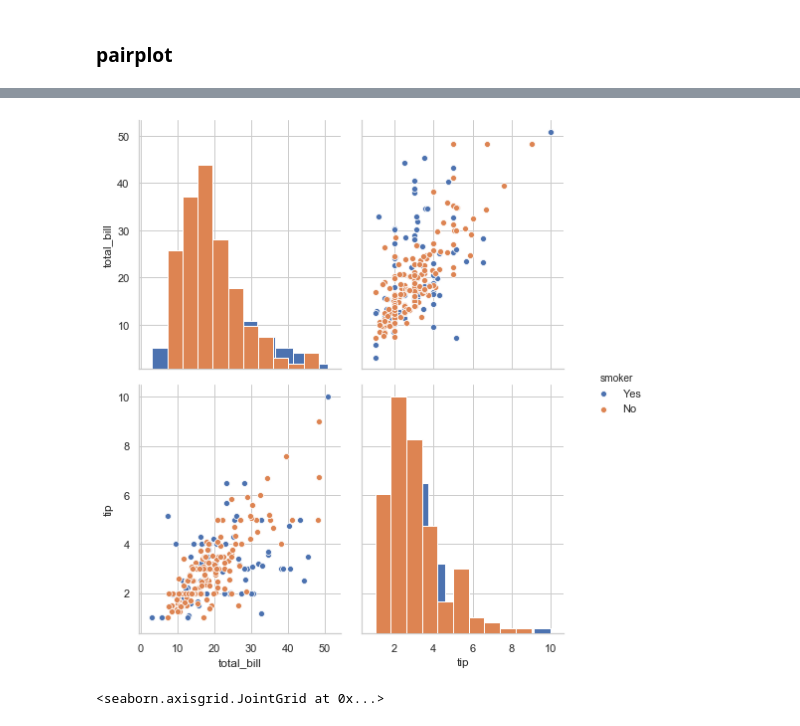
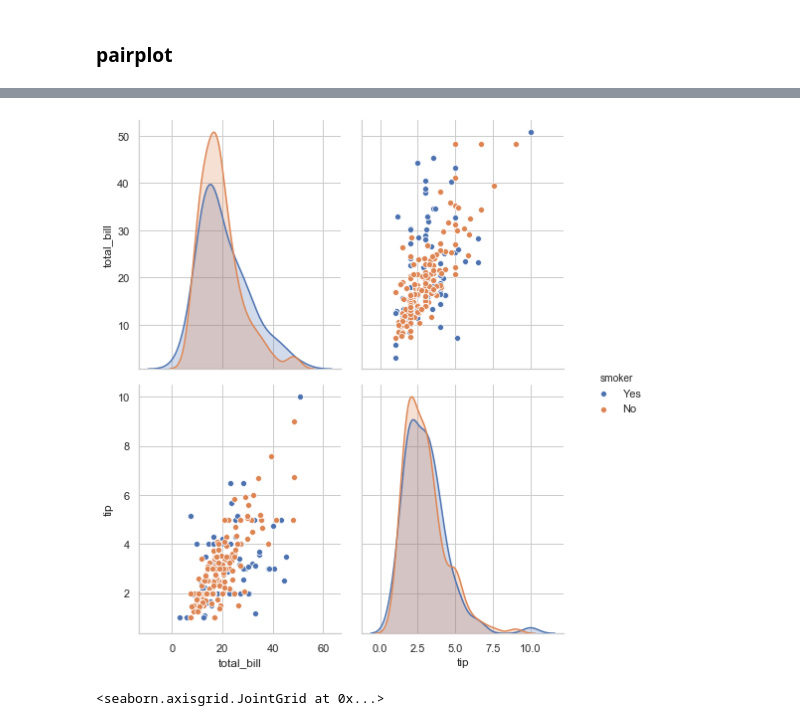
Before and after one commit to srikanthpragada/DS_18_MAY_2020, a Jupyter notebook: plots/seaborn_demo.ipynb, the cells around one changed output, grey strips where cells are left out. Drawn from its saved outputs; the diff is of its cells as text; code cells hidden in the pictures.

```diff
--- a/plots/seaborn_demo.ipynb
+++ b/plots/seaborn_demo.ipynb
@@ -200,8 +205,8 @@ plt.gcf().set_size_inches(8,8)
 # %%
-sns.pairplot(tips,vars=['total_bill','tip'],hue="smoker", diag_kind='hist')
+sns.pairplot(tips,vars=['total_bill','tip'], hue='smoker')
 plt.gcf().set_size_inches(8,8)
 # %% [output]
-[figure, old version]
+[figure, new version]
 # %%
 sns.jointplot(x='total_bill', y = 'tip', data = tips)
 # %% [output]
```
Also changed, not shown: parts of 9 cells of this notebook, 2 other files.
